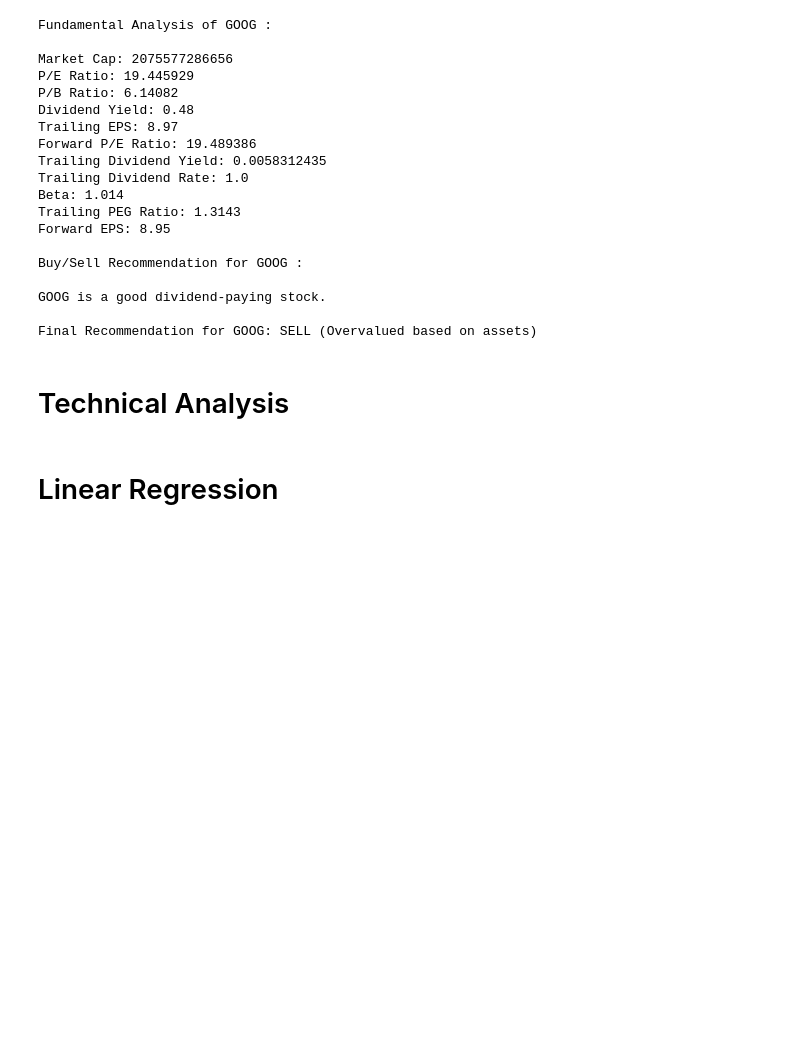
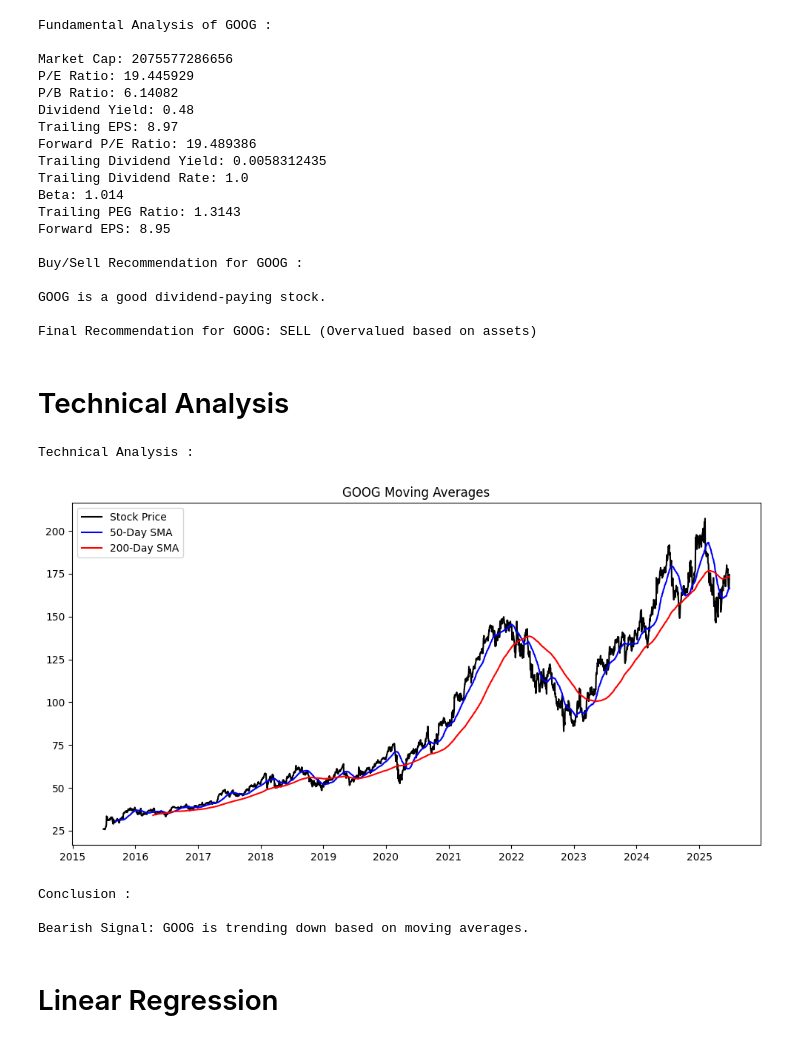
Before and after one commit to Hello-Kitty-1311/Stock-Analysis-V1, a Jupyter notebook: code.ipynb, the cells around one changed output. Drawn from its saved outputs; the diff is of its cells as text; code cells hidden in the pictures; blank space fills up the shorter version.

Commit message:
Technical Analysis

```diff
--- a/code.ipynb
+++ b/code.ipynb
@@ -228,3 +226,33 @@ Final Recommendation for GOOG: SELL (Overvalued based on assets)
+# %%
+# Technical Analysis
+print("\nTechnical Analysis :\n")
+history['SMA_50'] = history['Close'].rolling(window=50).mean()
+history['SMA_200'] = history['Close'].rolling(window=200).mean()
+history['Daily Return'] = history['Close'].pct_change()
+
+# Plot stock price with moving averages
+plt.figure(figsize=(12,6))
+plt.plot(history['Close'], label='Stock Price', color='black')
+plt.plot(history['SMA_50'], label='50-Day SMA', color='blue')
+plt.plot(history['SMA_200'], label='200-Day SMA', color='red')
+plt.title(f"{stock_ticker} Moving Averages")
+plt.legend()
+plt.show()
+
+# Check for bullish or bearish trend
+print("\nConclusion :\n")
+if history['SMA_50'].iloc[-1] > history['SMA_200'].iloc[-1]:
+    print(f"Bullish Signal: {stock_ticker} is trending up based on moving averages.")
+    technical_analysis = "Buy"
+else:
+    print(f"Bearish Signal: {stock_ticker} is trending down based on moving averages.")
+    technical_analysis = "Sell"
+# %% [output]
+Technical Analysis :
+[figure, added]
+Conclusion :
+
+Bearish Signal: GOOG is trending down based on moving averages.
 # %% [markdown]
 # Linear Regression
 # %%
```
Also changed, not shown: parts of 1 cell of this notebook.
